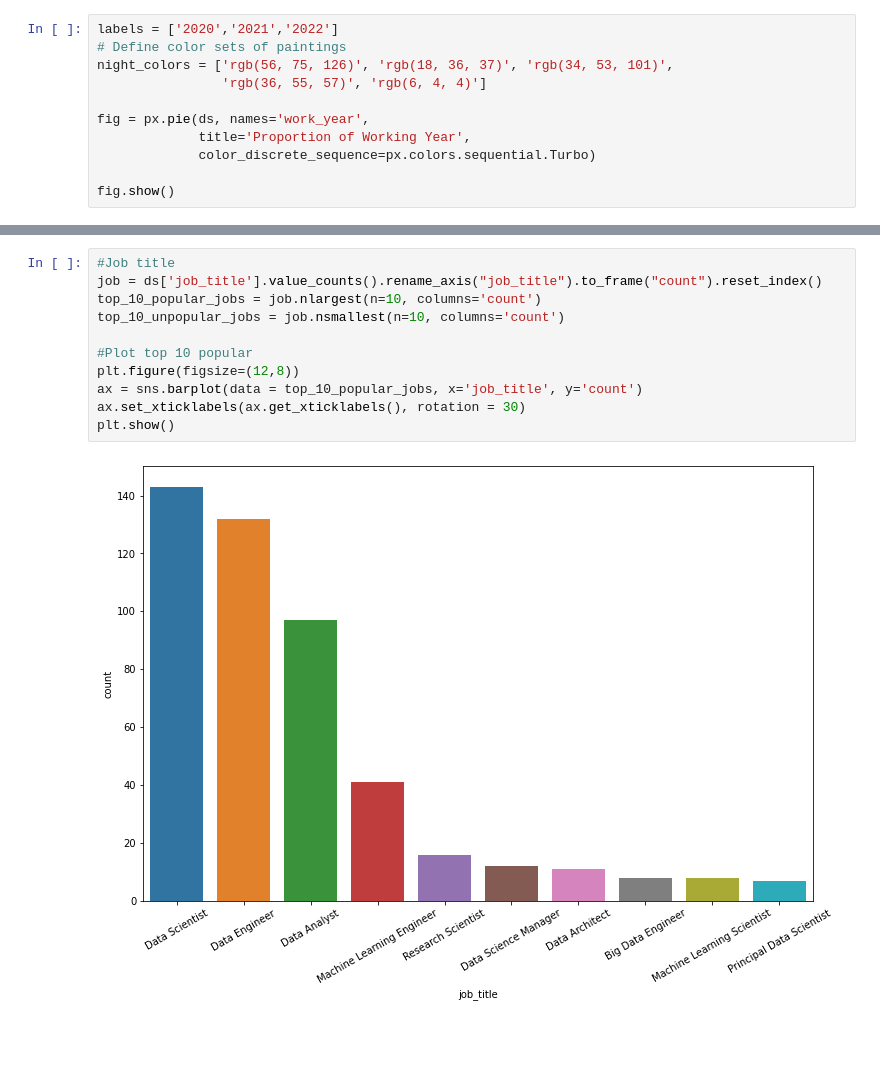
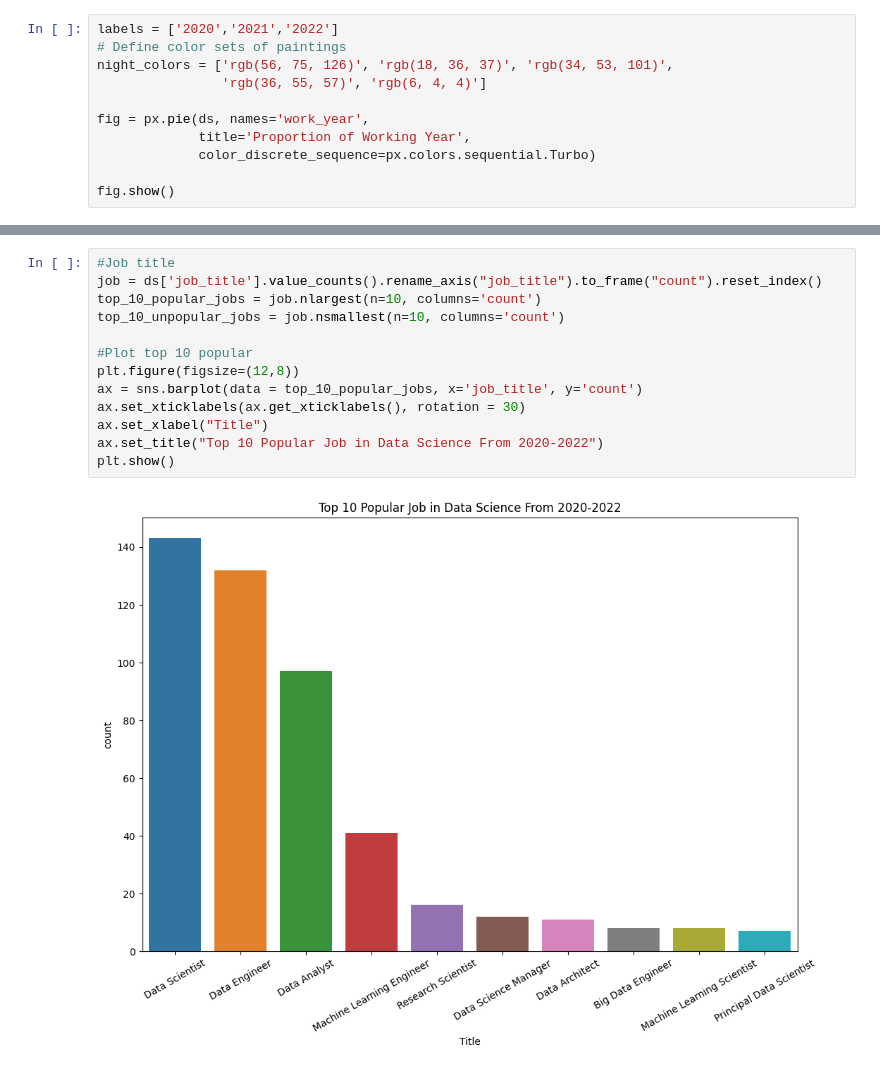
Before and after one commit to theo-thanhlam/data_science_salary, a Jupyter notebook: ds_salaries.ipynb, the cells around one changed output, grey strips where cells are left out. Cells and saved outputs as stored; diff of their text form; blank space fills up the shorter version.

```diff
--- a/ds_salaries.ipynb
+++ b/ds_salaries.ipynb
@@ -94,13 +106,15 @@ plt.show()
 # %%
 #Job title
 job = ds['job_title'].value_counts().rename_axis("job_title").to_frame("count").reset_index()
 top_10_popular_jobs = job.nlargest(n=10, columns='count')
 top_10_unpopular_jobs = job.nsmallest(n=10, columns='count')
 
 #Plot top 10 popular
 plt.figure(figsize=(12,8))
 ax = sns.barplot(data = top_10_popular_jobs, x='job_title', y='count')
 ax.set_xticklabels(ax.get_xticklabels(), rotation = 30)
+ax.set_xlabel("Title")
+ax.set_title("Top 10 Popular Job in Data Science From 2020-2022")
 plt.show()
 # %% [output]
-[figure, old version]
+[figure, new version]
```
Also changed, not shown: parts of 4 cells of this notebook.
